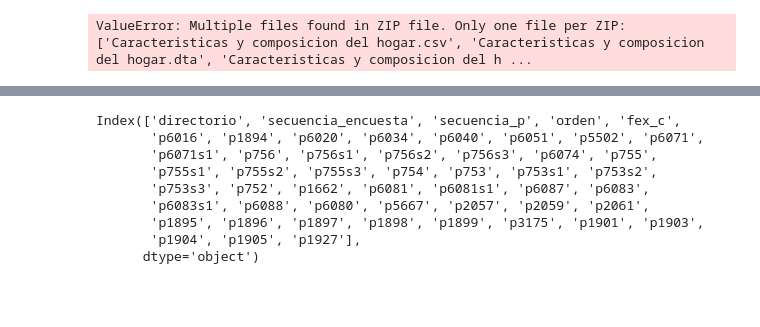
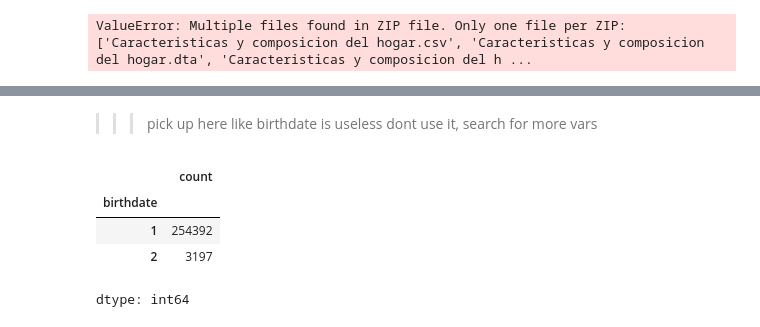
Before and after one commit to theaok/linaColMex, a Jupyter notebook: linaColMex.ipynb, the cells around one changed output, grey strips where cells are left out. Cells and saved outputs as stored; diff of their text form; code cells hidden in the pictures; blank space fills up the shorter version.

```diff
--- a/linaColMex.ipynb
+++ b/linaColMex.ipynb
@@ -188,12 +203,10 @@ with zipfile.ZipFile(io.BytesIO(zip_content), 'r') as zf:
-# %%
-chaComHog.columns
-# %% [output]
-Index(['directorio', 'secuencia_encuesta', 'secuencia_p', 'orden', 'fex_c',
-       'p6016', 'p1894', 'p6020', 'p6034', 'p6040', 'p6051', 'p5502', 'p6071',
-       'p6071s1', 'p756', 'p756s1', 'p756s2', 'p756s3', 'p6074', 'p755',
-       'p755s1', 'p755s2', 'p755s3', 'p754', 'p753', 'p753s1', 'p753s2',
-       'p753s3', 'p752', 'p1662', 'p6081', 'p6081s1', 'p6087', 'p6083',
-       'p6083s1', 'p6088', 'p6080', 'p5667', 'p2057', 'p2059', 'p2061',
-       'p1895', 'p1896', 'p1897', 'p1898', 'p1899', 'p3175', 'p1901', 'p1903',
-       'p1904', 'p1905', 'p1927'],
-      dtype='object')
+# %% [markdown]
+>>> pick up here like birthdate is useless dont use it, search for more vars
+# %%
+chaComHog['birthdate'].value_counts()
+# %% [output]
+|  | count |
+| birthdate |  |
+| 1 | 254392 |
+| 2 | 3197 |
+dtype: int64
```
Also changed, not shown: parts of 3 cells of this notebook.
